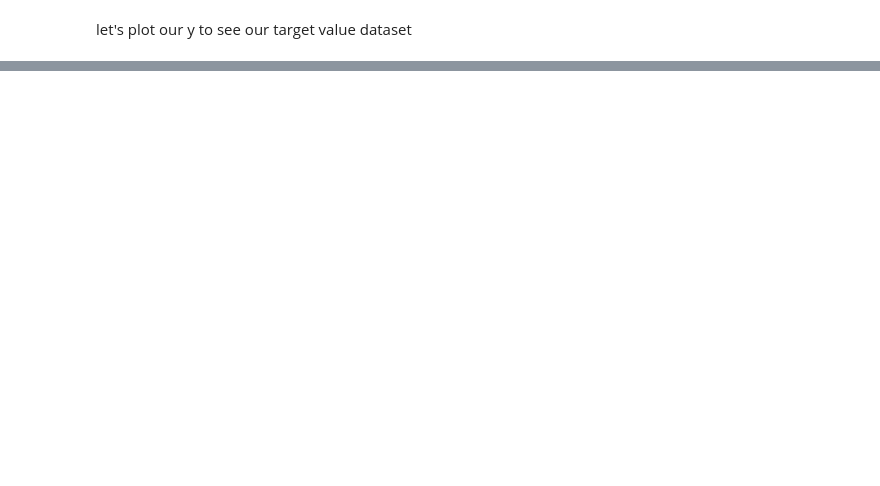
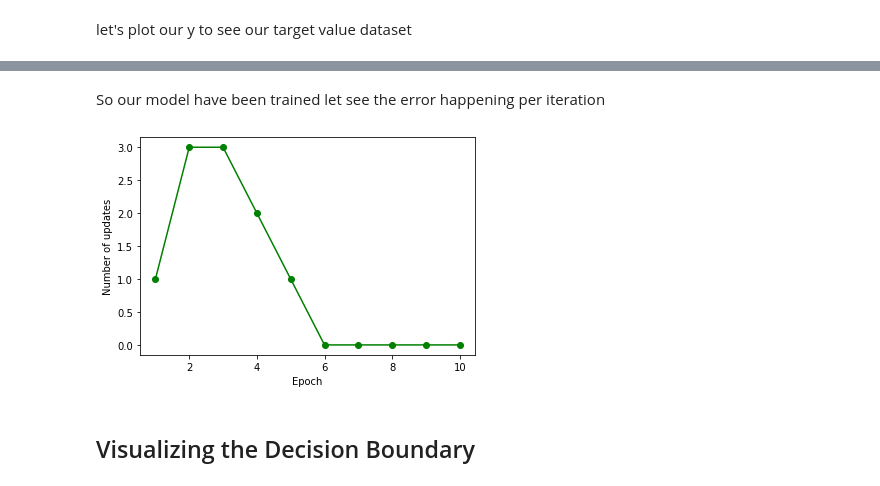
Before and after one commit to rishav-ish/MachineLearning, a Jupyter notebook: IrisClassification.ipynb, the cells around one changed output, grey strips where cells are left out. Drawn from its saved outputs; the diff is of its cells as text; code cells hidden in the pictures; blank space fills up the shorter version.

```diff
--- a/IrisClassification.ipynb
+++ b/IrisClassification.ipynb
@@ -64,0 +75,29 @@ plt.show()
+# %%
+class Perceptron:
+
+  def __init__(self, learning_rate = 0.01, epoch = 50, random_state = 42):
+    self.learning_rate = learning_rate
+    self.epoch = epoch
+    self.random_state = random_state
+
+  def net_input(self,X):
+    return np.dot(X,self.w_[1:]) + self.w_[0]
+
+  def predict(self,X):
+    return np.where(self.net_input(X) >= 0.0, 1, -1)
+
+  def fit(self,X,y):
+    random = np.random.RandomState(self.random_state)
+    self.w_ = random.normal(loc = 0.0, scale = 0.01, size = 1 + X.shape[1])
+
+    self.errors_ = []
+
+    for _ in range(self.epoch):
+      errors = 0
+      for xi, target in zip(X,y):
+        update = self.learning_rate * (target - self.predict(xi))
+        self.w_[1:] += update * xi
+        self.w_[0] += update
+        errors += int(update != 0.0)
+      self.errors_.append(errors)
+    return self
@@ -64,0 +122,11 @@ plt.show()
+# %% [markdown]
+So our model have been trained let see the error happening per iteration
+# %%
+plt.plot(range(1,len(model.errors_) + 1), model.errors_, marker = 'o', color = 'green')
+plt.xlabel('Epoch')
+plt.ylabel('Number of updates')
+plt.show()
+# %% [output]
+[figure, added]
+# %% [markdown]
+## Visualizing the Decision Boundary
```
Also changed, not shown: parts of 13 cells of this notebook.
